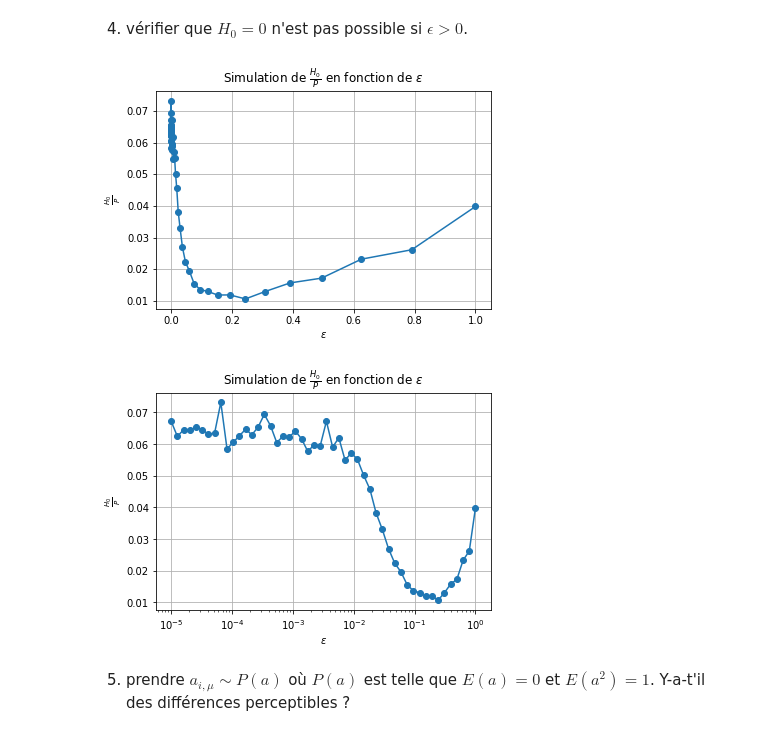
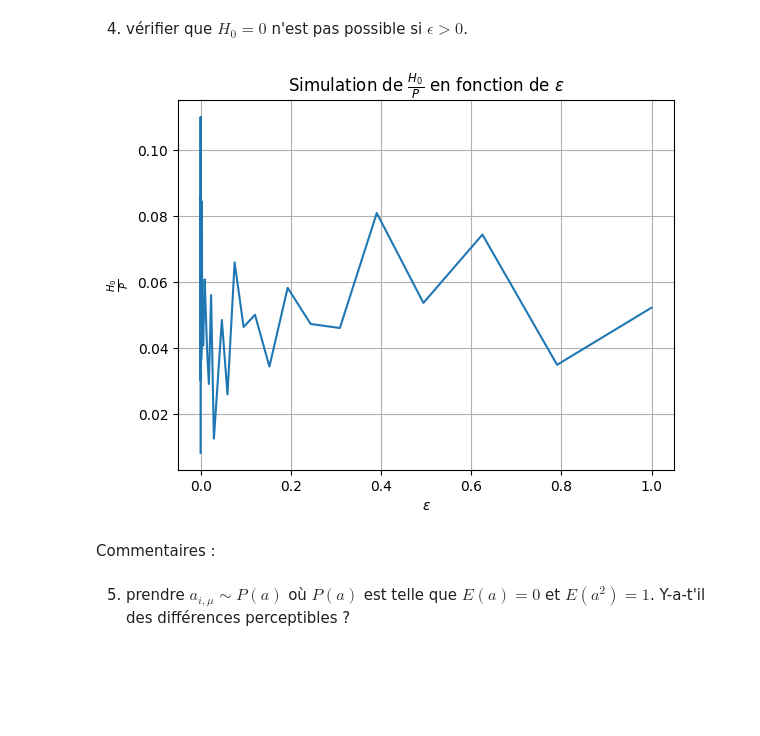
Before and after one commit to ethantrentin/Markets-Physic, a Jupyter notebook: TP5.ipynb, the cells around one changed output. Cells and saved outputs as stored; diff of their text form; code cells hidden in the pictures; blank space fills up the shorter version.

```diff
--- a/TP5.ipynb
+++ b/TP5.ipynb
@@ -210,28 +271,52 @@ plt.show()
 4. vérifier que $H_0 = 0$ n'est pas possible si $\epsilon > 0$.
 # %%
 def explore_H0_with_epsilon(initialization, Ns, P, Np, M, T, epsilon_values, num_iterations):
+    """La fonction explore_H0_with_epsilon prend 8 arguments :
+    - initialization : la fonction d'initialisation
+    - Ns : le nombre de spéculateurs
+    - P : le nombre d'états
+    - Np : le nombre d'autres agents
+    - M : le nombre de derniers signes de A(t) considérés
+    - T : l'horizon de temps
+    - epsilon_values : les valeurs de epsilon à tester
+    - num_iterations : le nombre d'itérations pour chaque epsilon
+    On retourne une liste de valeurs de H_0 pour chaque epsilon."""
     H_0_values = []
     for epsilon in epsilon_values:
         H_0 = np.mean([previsibilite(initialization, Ns, P, Np, M, T, epsilon) for _ in range(num_iterations)]) / P
         H_0_values.append(H_0)
     return H_0_values
+# %%
+epsilon_values = np.logspace(-5, 0, 50)
+Ns = 10
+T = 100000
+# %%
+def plot_function_epsilon(function, initialize, Ns, P, Np, M, T, epsilon, num_iterations, title):
+    """La fonction prend 10 arguments :
+    - function : le nom de la fonction que l'on va utiliser pour afficher soit les fluctuations soit la prévisibilité
+    - initialize : la fonction qui permet d'initialiser
+    - Ns : le nombre de spéculateurs
+    - P : le nombre d'états
+    - Np : le nombre d'autres agents
+    - M : le nombre de derniers signes de A(t) considérés
+    - T : l'horizon temporel
+    - epsilon : la performance minimale
+    - num_iterations : le nombre d'itérations de l'aglorithme pour effecteur la moyenne
+    - title : le nom de la grandeur que l'on affiche sur le graphique
+    On affiche le graphique à la fin."""
+    grandeur = explore_H0_with_epsilon(initialize, Ns, P, Np, M, T, epsilon_values, num_iterations)
+    plt.plot(epsilon, grandeur)
+    plt.xlabel('$\epsilon$')
+    plt.ylabel(title)
+    plt.title(f'Simulation de {title} en fonction de $\epsilon$')
+    plt.grid()
+    plt.show()
 # %%
-epsilon_values = np.logspace(-5, 0, 50)
-Ns = 100
-T = 1000
-H_0_values = explore_H0_with_epsilon(initialize, Ns, P, Np, M, T, epsilon_values, num_iterations)
+plot_function_epsilon(explore_H0_with_epsilon, initialize, Ns, P, Np, M, T, epsilon_values, num_iterations,'$\\frac{H_0}{P}$')
 # %% [output]
-[figure, old version]
+[figure, new version]
-# %%
-plt.plot(epsilon_values, H_0_values, marker='o')
-plt.xlabel('$\epsilon$')
-plt.ylabel('$\\frac{H_0}{P}$')
-plt.title('Simulation de $\\frac{H_0}{P}$ en fonction de $\epsilon$')
-plt.xscale('log')
-plt.grid()
-plt.show()
-# %% [output]
-[figure, removed]
+# %% [markdown]
+Commentaires :
 # %% [markdown]
 5. prendre $a_{i,μ} \sim P(a)$ où $P(a)$ est telle que $E(a) = 0$ et $E(a^2) = 1$. Y-a-t'il des différences perceptibles ?
 # %% [markdown]
```
Also changed, not shown: parts of 48 cells of this notebook, 2 other files.
